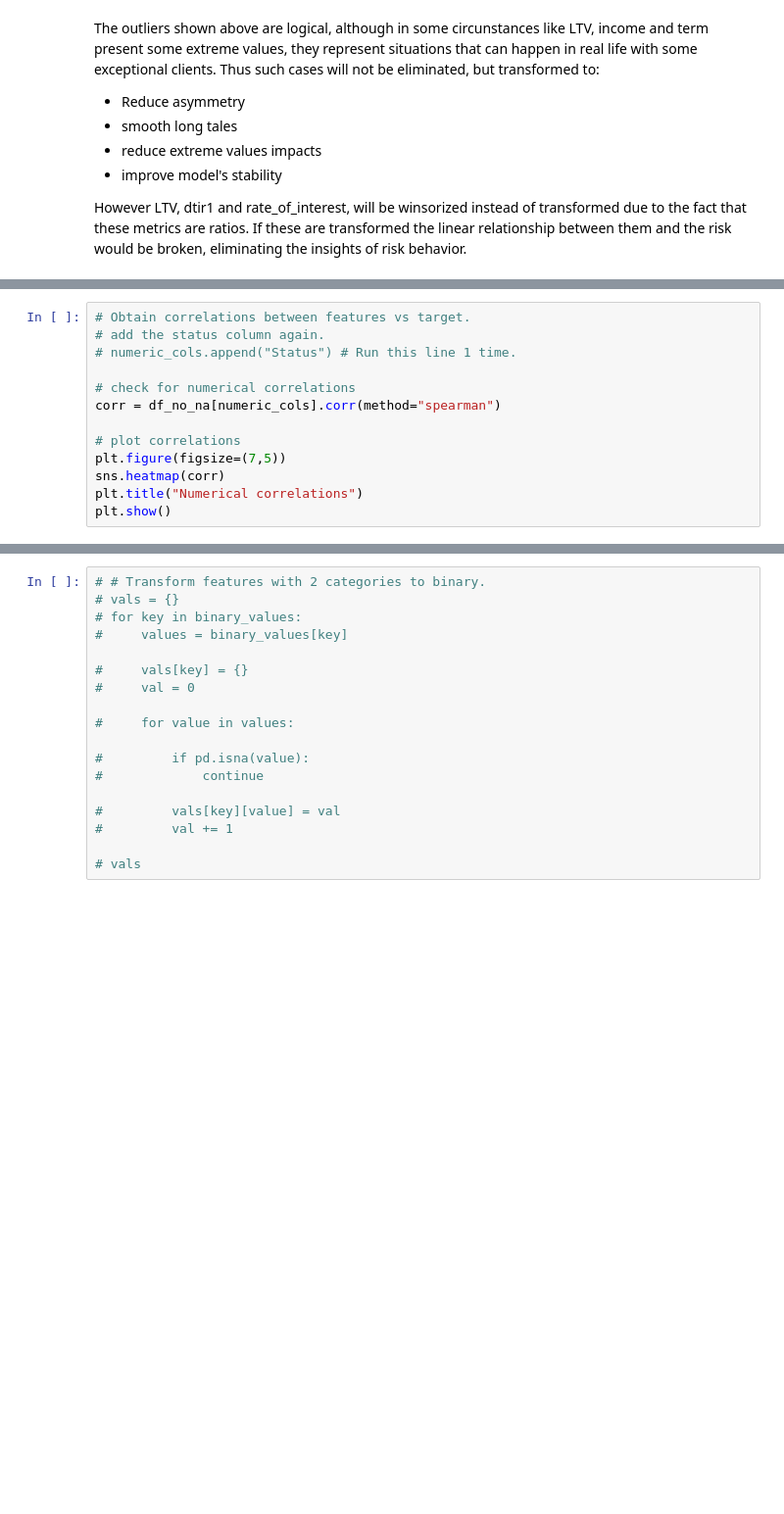
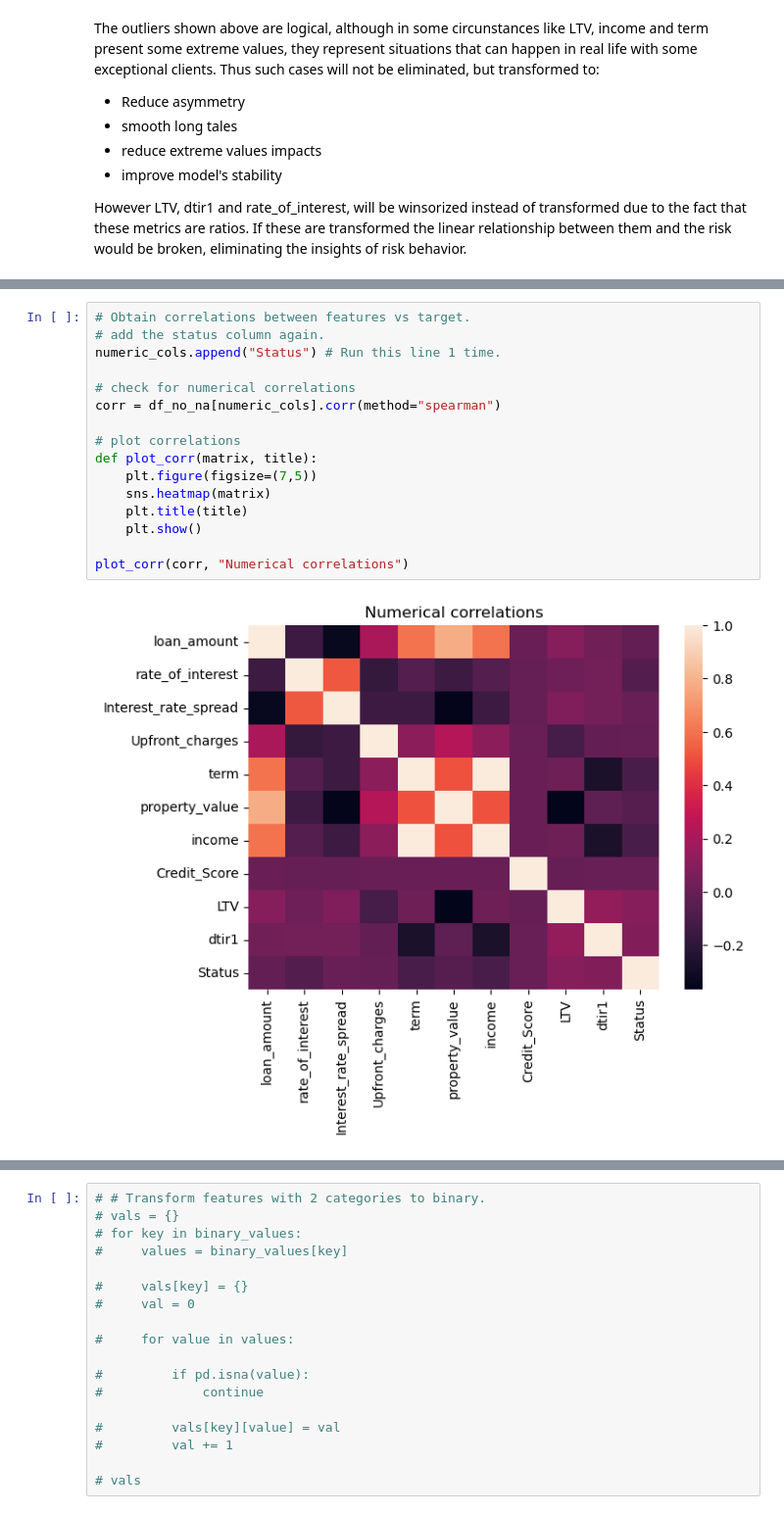
Before and after one commit to DaiaPrado/loan_default_predictor, a Jupyter notebook: loan_default.ipynb, the cells around one changed output, grey strips where cells are left out. Shown at 98% size. Drawn from its saved outputs; the diff is of its cells as text; blank space fills up the shorter version.

Commit message:
add correlation analysis

```diff
--- a/loan_default.ipynb
+++ b/loan_default.ipynb
@@ -264,16 +368,21 @@ plot_outliers(long_tales, df_no_na)
 # %%
 # Obtain correlations between features vs target.
 # add the status column again.
-# numeric_cols.append("Status") # Run this line 1 time.
+numeric_cols.append("Status") # Run this line 1 time.
 
 # check for numerical correlations
 corr = df_no_na[numeric_cols].corr(method="spearman")
 
 # plot correlations
-plt.figure(figsize=(7,5))
-sns.heatmap(corr)
-plt.title("Numerical correlations")
-plt.show()
+def plot_corr(matrix, title):
+    plt.figure(figsize=(7,5))
+    sns.heatmap(matrix)
+    plt.title(title)
+    plt.show()
+
+plot_corr(corr, "Numerical correlations")
+# %% [output]
+[figure, added]
 # %% [markdown]
 There are some important correlations here between variables, but none strong enough with the target. Some of the most highliting correlated variables are:
 
```
Also changed, not shown: parts of 25 cells of this notebook.
